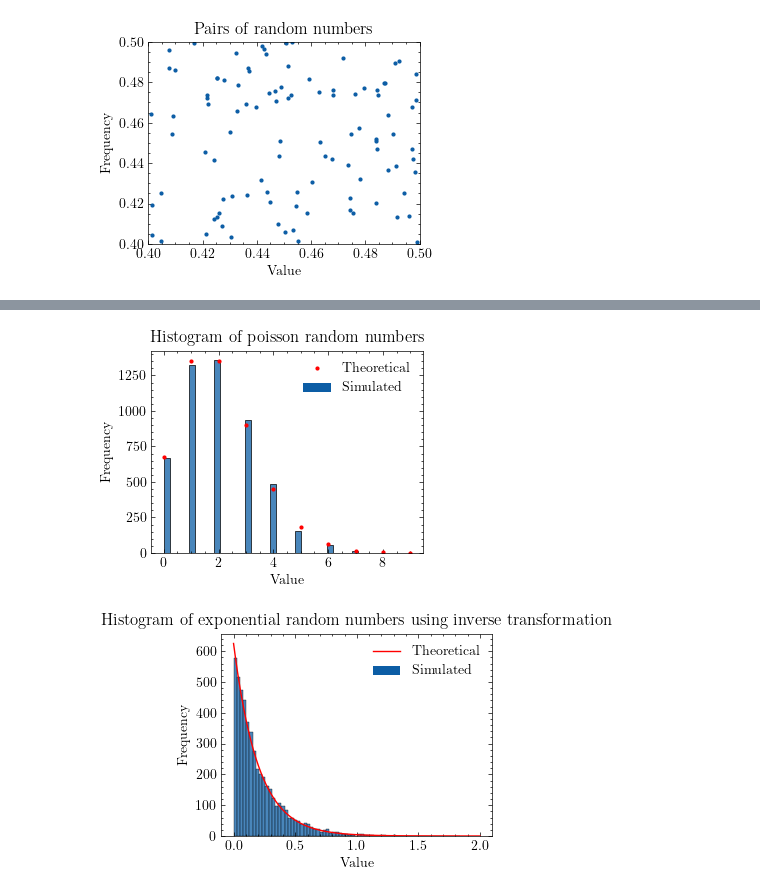
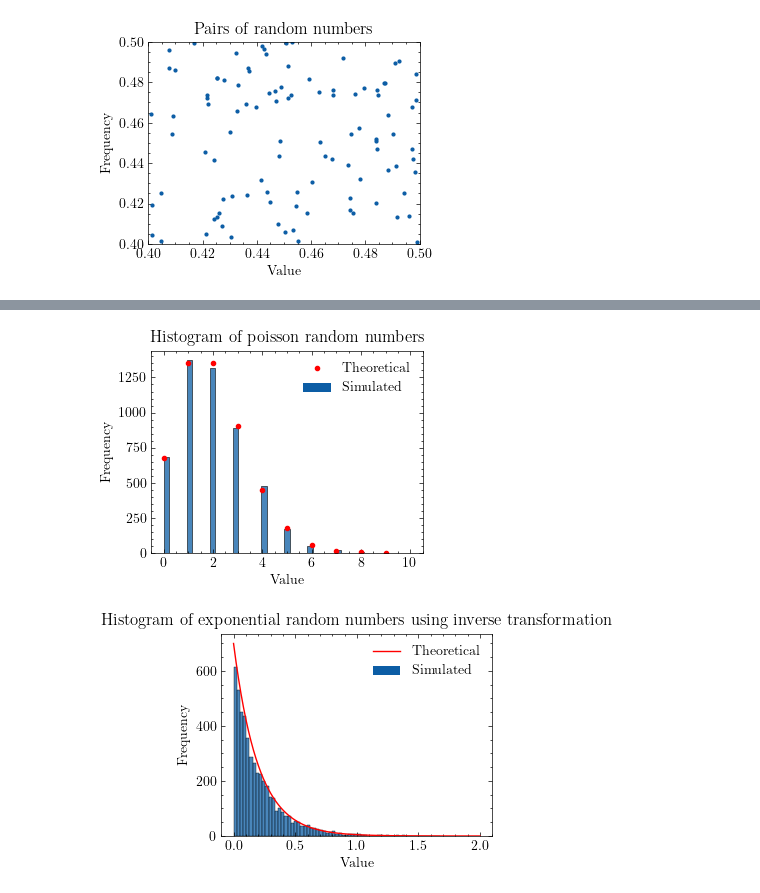
Before and after one commit to kanavmal/MATH512, a Jupyter notebook: Project 2/code.ipynb, the cells around one changed output, grey strips where cells are left out. Saved outputs shown, nothing was run; the diff lists cells and outputs as text; code cells hidden in the pictures.

```diff
--- a/Project 2/code.ipynb
+++ b/Project 2/code.ipynb
@@ -277,35 +269,26 @@ Time: 1.061096429824829
 # %%
 # # 4)
 # Generate 5000 Poisson random variables with mean 𝜆 = 2. Plot the histogram of your results. Compare with the
 # theoretical Poisson density
 
 # Generate random numbers
 lmbda = 2
-# use uniform
-for i in range(5000):
-    x[i] = 0
-    j = 0
-    while x[i] < lmbda:
-        x[i] -= np.log(np.random.rand())
-        j += 1
-
-    x[i] = j - 1
-
+x = np.random.poisson(lmbda, 5000)
 
 # Plot histogram
 plt.figure()
 sns.histplot(x, kde=False)
 # theoretical density
 x = np.arange(0, 10)
 y = stats.poisson.pmf(x, lmbda)
-plt.plot(x, y * 5000, 'o', color='r', markersize=2)
+plt.plot(x, y * 5000, 'o', color='r', markersize=3)
 plt.legend(['Theoretical', 'Simulated'])
 plt.title('Histogram of poisson random numbers')
 plt.xlabel('Value')
 plt.ylabel('Frequency')
 plt.show()
 # %% [output]
-[figure, old version]
+[figure, new version]
 # %%
 # 5)
 # Generate 5000 Exponentially distributed with mean 𝜆 = 5 random numbers using the inverse transformation
@@ -324,11 +307,11 @@ plt.ylabel('Frequency')
 # theoretical density
 x = np.linspace(0, 2, 100)
 y = lmbda * np.exp(-lmbda * x)
-plt.plot(x, y * 125, color='r')
+plt.plot(x, y * 5000 * 0.028, color='r')
 plt.legend(['Theoretical', 'Simulated'])
 plt.show()
 # %% [output]
-[figure, old version]
+[figure, new version]
 # %%
 # # 6)
 # Generate 6000 Cauchy distributed random numbers using the inverse transformation method mentioned in class.
```
Also changed, not shown: parts of 14 cells of this notebook, 2 other files.
